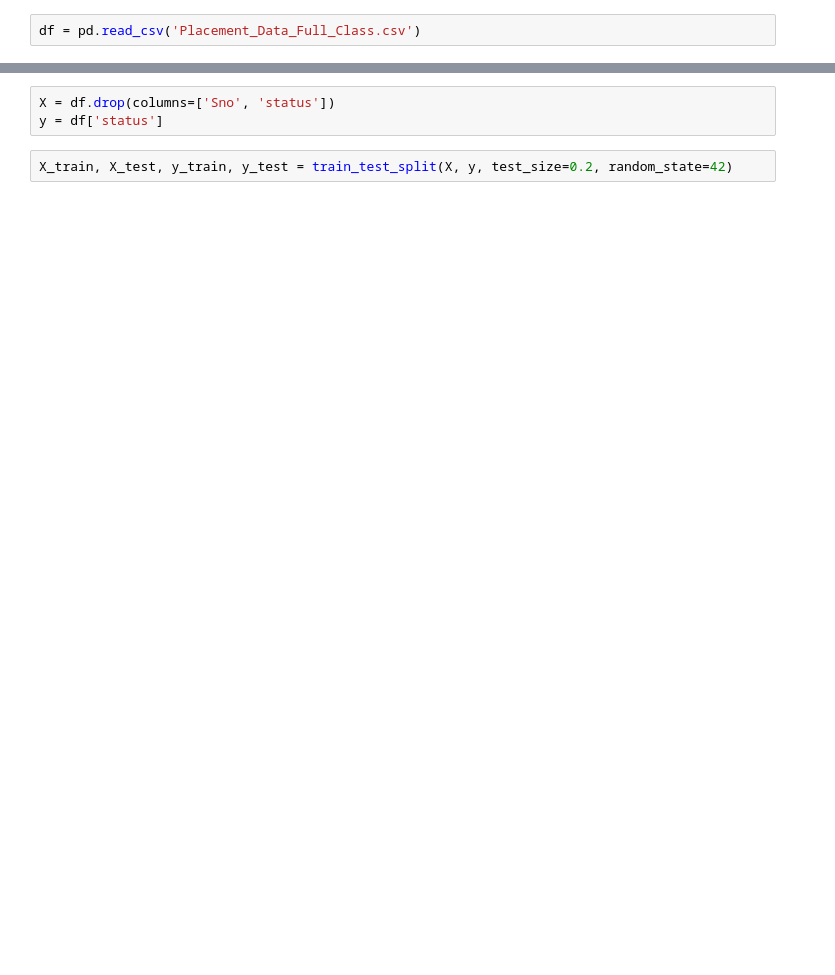
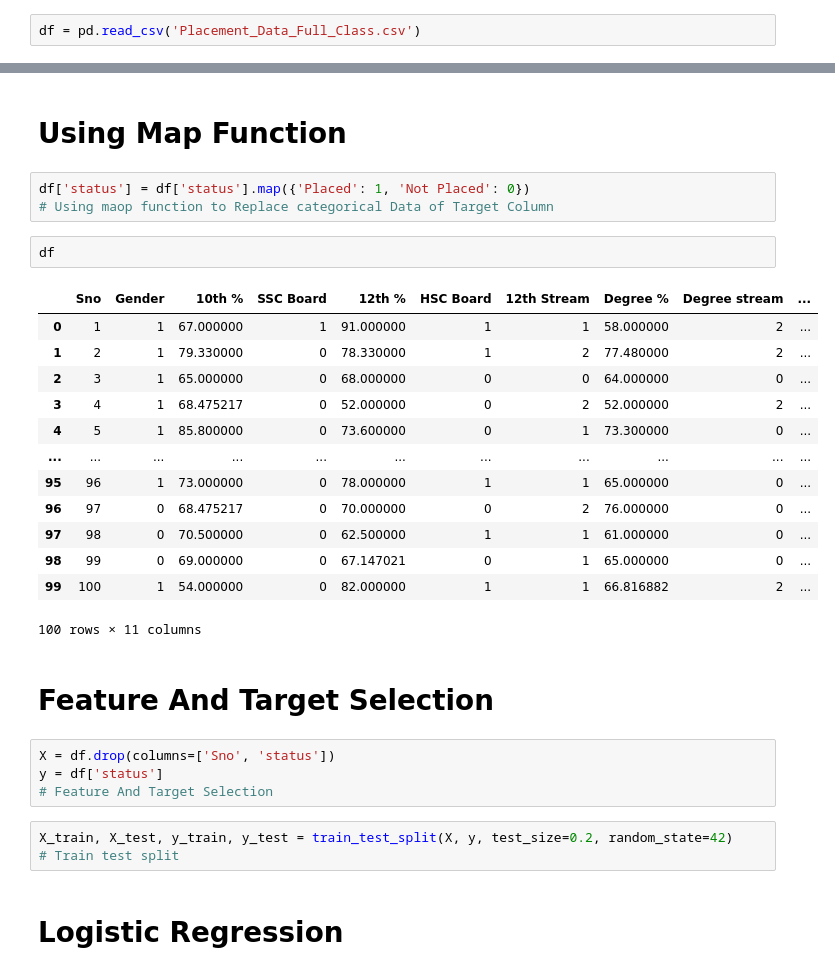
Before and after one commit to ShubhamBhosale0264/Placement_Prediction, a Jupyter notebook: project.ipynb, the cells around one changed output, grey strips where cells are left out. Cells and saved outputs as stored; diff of their text form; blank space fills up the shorter version.

```diff
--- a/project.ipynb
+++ b/project.ipynb
@@ -61,8 +178,35 @@ df
+# %% [markdown]
+# Using Map Function
+# %%
+df['status'] = df['status'].map({'Placed': 1, 'Not Placed': 0})
+# Using maop function to Replace categorical Data of Target Column
+# %%
+df
+# %% [output]
+|  | Sno | Gender | 10th % | SSC Board | 12th % | HSC Board | 12th Stream | Degree % | Degree stream | ... |
+| 0 | 1 | 1 | 67.000000 | 1 | 91.000000 | 1 | 1 | 58.000000 | 2 | ... |
+| 1 | 2 | 1 | 79.330000 | 0 | 78.330000 | 1 | 2 | 77.480000 | 2 | ... |
+| 2 | 3 | 1 | 65.000000 | 0 | 68.000000 | 0 | 0 | 64.000000 | 0 | ... |
+| 3 | 4 | 1 | 68.475217 | 0 | 52.000000 | 0 | 2 | 52.000000 | 2 | ... |
+| 4 | 5 | 1 | 85.800000 | 0 | 73.600000 | 0 | 1 | 73.300000 | 0 | ... |
+| ... | ... | ... | ... | ... | ... | ... | ... | ... | ... | ... |
+| 95 | 96 | 1 | 73.000000 | 0 | 78.000000 | 1 | 1 | 65.000000 | 0 | ... |
+| 96 | 97 | 0 | 68.475217 | 0 | 70.000000 | 0 | 2 | 76.000000 | 0 | ... |
+| 97 | 98 | 0 | 70.500000 | 0 | 62.500000 | 1 | 1 | 61.000000 | 0 | ... |
+| 98 | 99 | 0 | 69.000000 | 0 | 67.147021 | 0 | 1 | 65.000000 | 0 | ... |
+| 99 | 100 | 1 | 54.000000 | 0 | 82.000000 | 1 | 1 | 66.816882 | 2 | ... |
+100 rows × 11 columns
+# %% [markdown]
+# Feature And Target Selection
 # %%
 X = df.drop(columns=['Sno', 'status'])
 y = df['status']
+# Feature And Target Selection
 # %%
 X_train, X_test, y_train, y_test = train_test_split(X, y, test_size=0.2, random_state=42)
+# Train test split
+# %% [markdown]
+# Logistic Regression
 # %%
 model = LogisticRegression()
 model.fit(X_train, y_train)
```
Also changed, not shown: parts of 55 cells of this notebook.
